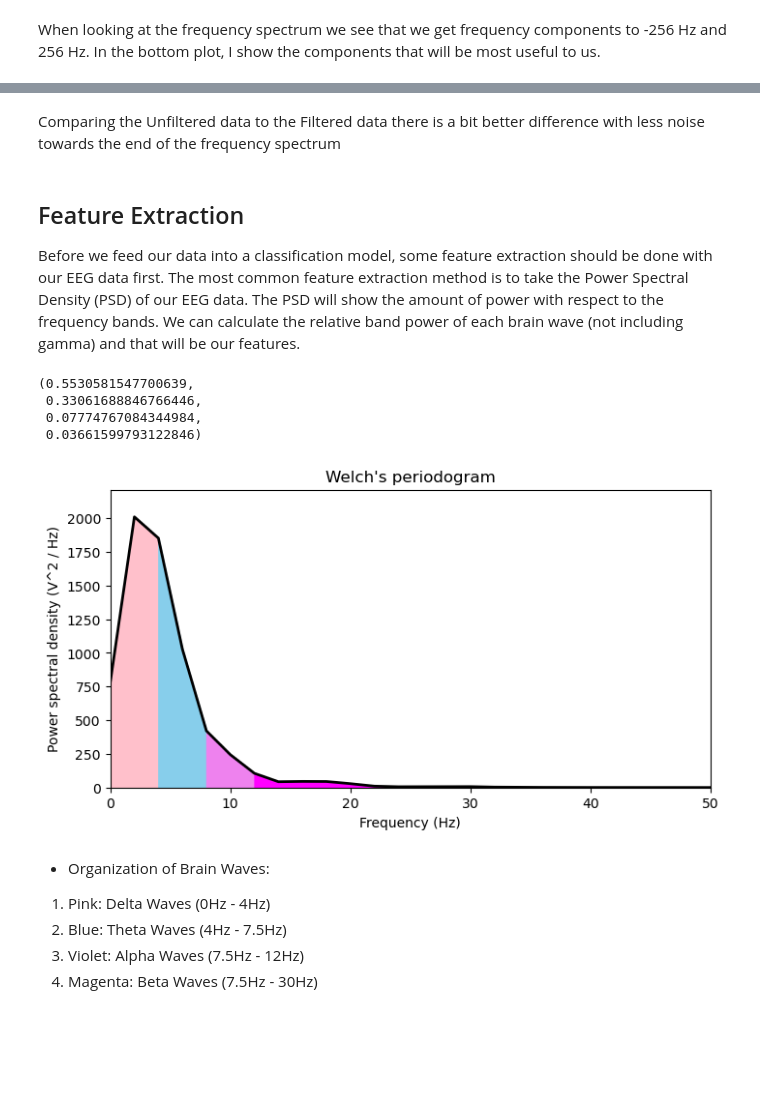
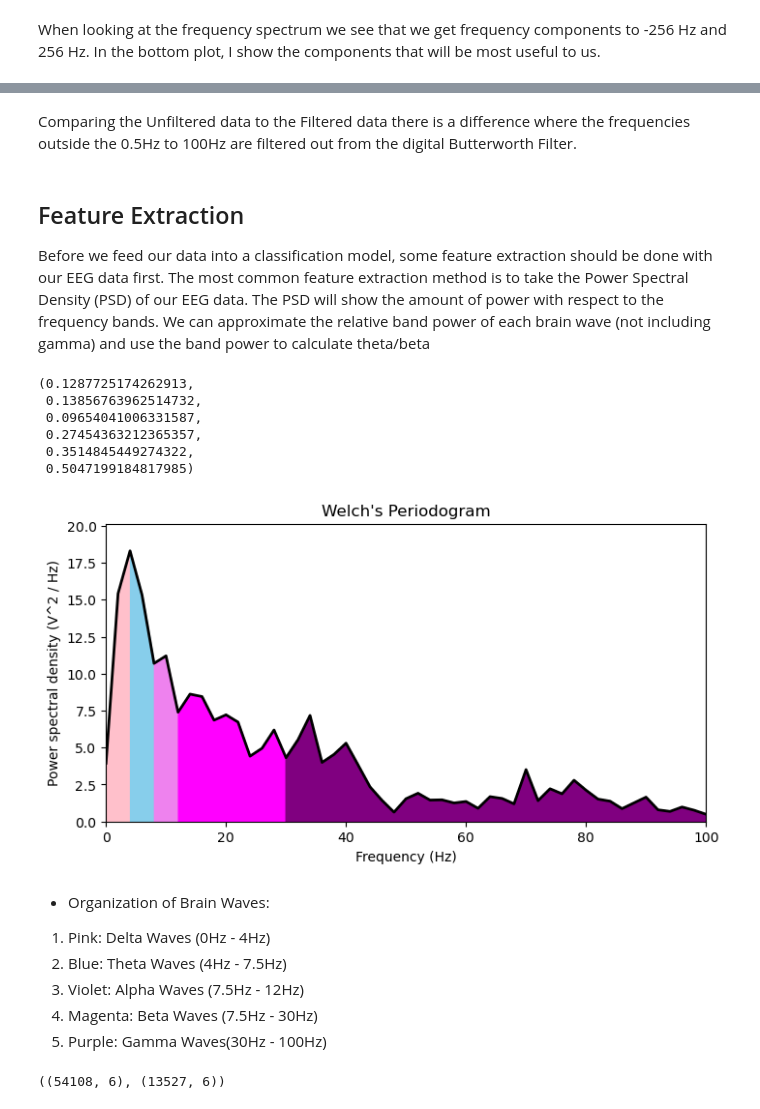
Before and after one commit to mlmulv/Brain-MNIST, a Jupyter notebook: brain_mnist.ipynb, the cells around one changed output, grey strips where cells are left out. Cells and saved outputs as stored; diff of their text form; code cells hidden in the pictures; blank space fills up the shorter version.

Commit message:
Included gamma waves to the features and decided to use a bandpass filter instead of low pass. Included theta/beta ratio as well

```diff
--- a/brain_mnist.ipynb
+++ b/brain_mnist.ipynb
@@ -154,17 +154,13 @@ When looking at the frequency spectrum we see that we get frequency components t
 from scipy.signal import butter, lfilter
 
 #creating low pass filter with a cutoff of 30 Hz by obtaining fir coefficients using butterworth filter
-cutoff_freq = 30
-order = 3
-b,a = butter(order,cutoff_freq, fs=fs)
+b,a = butter(N=order, Wn=(0.5,100), btype = "bandpass", fs=fs)
 
 #filtering the training data
-filtered_train = [lfilter(b, a, x) for x in eeg_train]
-filtered_train = np.array(filtered_train)
+filtered_train =  np.array([lfilter(b, a, x) for x in eeg_train])
 
 #filtering the testing data
-filtered_test = [lfilter(b, a, x) for x in eeg_test]
-filtered_test = np.array(filtered_test)
+filtered_test = np.array([lfilter(b, a, x) for x in eeg_test])
 # %%
 #plotting the filtered data
 fig, ax = plt.subplots(2, 2)
@@ -183,77 +191,92 @@ for ax in ax.flat:
 # %% [markdown]
-Comparing the Unfiltered data to the Filtered data there is a bit better difference with less noise towards the end of the frequency spectrum
+Comparing the Unfiltered data to the Filtered data there is a difference where the frequencies outside the 0.5Hz to 100Hz are filtered out from the digital Butterworth Filter.
 # %% [markdown]
 ## Feature Extraction
 
-Before we feed our data into a classification model, some feature extraction should be done with our EEG data first. The most common feature extraction method is to take the Power Spectral Density (PSD) of our EEG data. The PSD will show the amount of power with respect to the frequency bands. We can calculate the relative band power of each brain wave (not including gamma) and that will be our features.
+Before we feed our data into a classification model, some feature extraction should be done with our EEG data first. The most common feature extraction method is to take the Power Spectral Density (PSD) of our EEG data. The PSD will show the amount of power with respect to the frequency bands. We can approximate the relative band power of each brain wave (not including gamma) and use the band power to calculate theta/beta
 # %%
 #example of the respective band power
 from scipy.signal import welch
 from scipy.integrate import simps
 
 #calculating psd
-freq, psd = welch(x=filtered_train[0,:], fs=fs)
+freq, psd = welch(x=filtered_train[4,:], fs=fs)
 
 #calculating indexs of the different brain frequency bands
 idx_delta = np.logical_and(freq >= 0, freq <= 4)
 idx_theta = np.logical_and(freq >= 4, freq <= 8)
 idx_alpha = np.logical_and(freq >= 8, freq <= 12)
 idx_beta = np.logical_and(freq >= 12, freq <= 30)
+idx_gamma = freq >= 30
 
 #plotting psd with different colors for frequency bands
 plt.figure(figsize=(8, 4))
 plt.plot(freq, psd, color='k', lw=2)
 plt.fill_between(freq, psd, where=idx_delta, color='pink')
 plt.fill_between(freq, psd, where=idx_theta, color='skyblue')
 plt.fill_between(freq, psd, where=idx_alpha, color='violet')
 plt.fill_between(freq, psd, where=idx_beta, color='magenta')
+plt.fill_between(freq, psd, where=idx_gamma, color='purple')
 plt.xlabel('Frequency (Hz)')
 plt.ylabel('Power spectral density (V^2 / Hz)')
 plt.ylim([0, psd.max() * 1.1])
-plt.title("Welch's periodogram")
-plt.xlim([0,50])
+plt.title("Welch's Periodogram")
+plt.xlim([0,100])
 
 #calculating the relative band power by using simpsons approximation of area
 freq_res = freq[1] - freq[0]
 total_power = simps(psd, dx=freq_res)
 delta_rel_power = simps(psd[idx_delta], dx=freq_res) / total_power
 theta_rel_power = simps(psd[idx_theta], dx=freq_res) / total_power
 alpha_rel_power = simps(psd[idx_alpha], dx=freq_res) / total_power
 beta_rel_power = simps(psd[idx_beta], dx=freq_res) / total_power
+gamma_rel_power = simps(psd[idx_gamma], dx=freq_res) / total_power
+theta_beta_ratio = theta_rel_power / beta_rel_power
 
-delta_rel_power, theta_rel_power, alpha_rel_power, beta_rel_power
+delta_rel_power, theta_rel_power, alpha_rel_power, beta_rel_power, gamma_rel_power, theta_beta_ratio
 # %% [output]
-(0.5530581547700639,
- 0.33061688846766446,
- 0.07774767084344984,
- 0.03661599793122846)
+(0.1287725174262913,
+ 0.13856763962514732,
+ 0.09654041006331587,
+ 0.27454363212365357,
+ 0.3514845449274322,
+ 0.5047199184817985)
-[figure, old version]
+[figure, new version]
 # %% [markdown]
 - Organization of Brain Waves:
 1. Pink: Delta Waves (0Hz - 4Hz)
 2. Blue: Theta Waves (4Hz - 7.5Hz)
 3. Violet: Alpha Waves (7.5Hz - 12Hz)
 4. Magenta: Beta Waves (7.5Hz - 30Hz)
+5. Purple: Gamma Waves(30Hz - 100Hz)
 # %%
 #preallocating the features for the train and test set
-num_features = 4 #delta,theta,alpha,beta rel power
-rel_power_train = np.zeros((filtered_train.shape[0], num_features));
-rel_power_test = np.zeros((filtered_test.shape[0], num_features));
+num_features = 6 #delta,theta, alpha, beta, gamma rel power, theta/beta ratio
+features_train = np.zeros((filtered_train.shape[0], num_features));
+features_test = np.zeros((filtered_test.shape[0], num_features));
 
 #calculating the relative power for the training set
 for i in range(filtered_train.shape[0]):
     freq, psd = welch(x=filtered_train[i,:], fs=fs)
     total_power = simps(psd, dx=freq_res)
-    rel_power_train[i,0] = simps(psd[idx_delta], dx=freq_res) / total_power
-    rel_power_train[i,1] = simps(psd[idx_theta], dx=freq_res) / total_power
-    rel_power_train[i,2] = simps(psd[idx_alpha], dx=freq_res) / total_power
-    rel_power_train[i,3] = simps(psd[idx_beta], dx=freq_res) / total_power
+    features_train[i,0] = simps(psd[idx_delta], dx=freq_res) / total_power #delta relative power
+    features_train[i,1] = simps(psd[idx_theta], dx=freq_res) / total_power #theta relative power
+    features_train[i,2] = simps(psd[idx_alpha], dx=freq_res) / total_power #alpha relative power
+    features_train[i,3] = simps(psd[idx_beta], dx=freq_res) / total_power #beta relative power
+    features_train[i,4] = simps(psd[idx_gamma], dx=freq_res) / total_power #gamma relative power
+    features_train[i,5] = features_train[i,1] / features_train[i,3] #theta/beta ratio
 
 #calculating the relative power for the testing set
 for i in range(filtered_test.shape[0]):
     freq, psd = welch(x=filtered_test[i,:], fs=fs)
     total_power = simps(psd, dx=freq_res)
-    rel_power_train[i,0] = simps(psd[idx_delta], dx=freq_res) / total_power
-    rel_power_train[i,1] = simps(psd[idx_theta], dx=freq_res) / total_power
-    rel_power_train[i,2] = simps(psd[idx_alpha], dx=freq_res) / total_power
-    rel_power_train[i,3] = simps(psd[idx_beta], dx=freq_res) / total_power
+    features_test[i,0] = simps(psd[idx_delta], dx=freq_res) / total_power #delta relative power
+    features_test[i,1] = simps(psd[idx_theta], dx=freq_res) / total_power #theta relative power
+    features_test[i,2] = simps(psd[idx_alpha], dx=freq_res) / total_power #alpha relative power
+    features_test[i,3] = simps(psd[idx_beta], dx=freq_res) / total_power #beta relative power
+    features_test[i,4] = simps(psd[idx_gamma], dx=freq_res) / total_power #gamma relative power
+    features_test[i,5] = features_test[i,1] / features_test[i,3] #theta/beta ratio
+
+features_train.shape, features_test.shape
+# %% [output]
+((54108, 6), (13527, 6))
```
Also changed, not shown: parts of 6 cells of this notebook.
